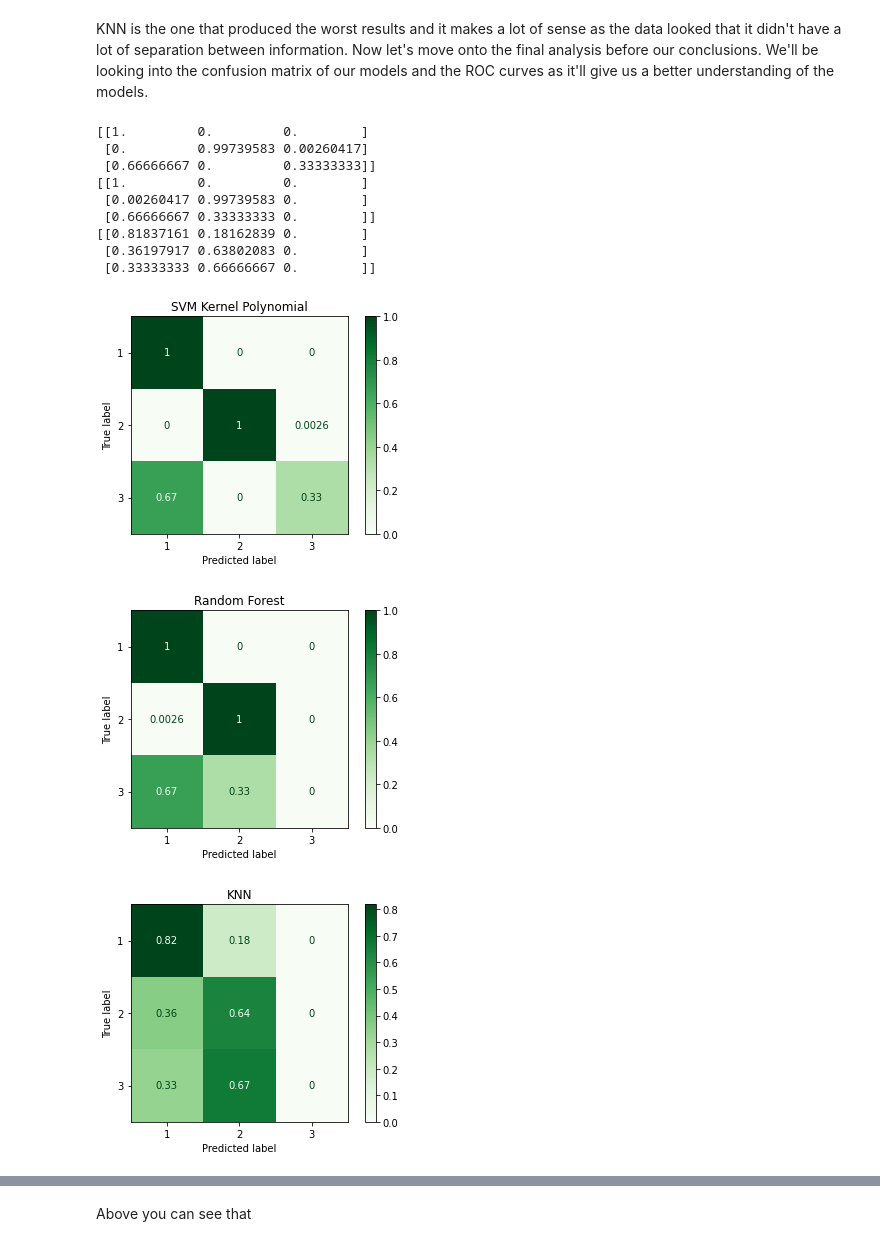
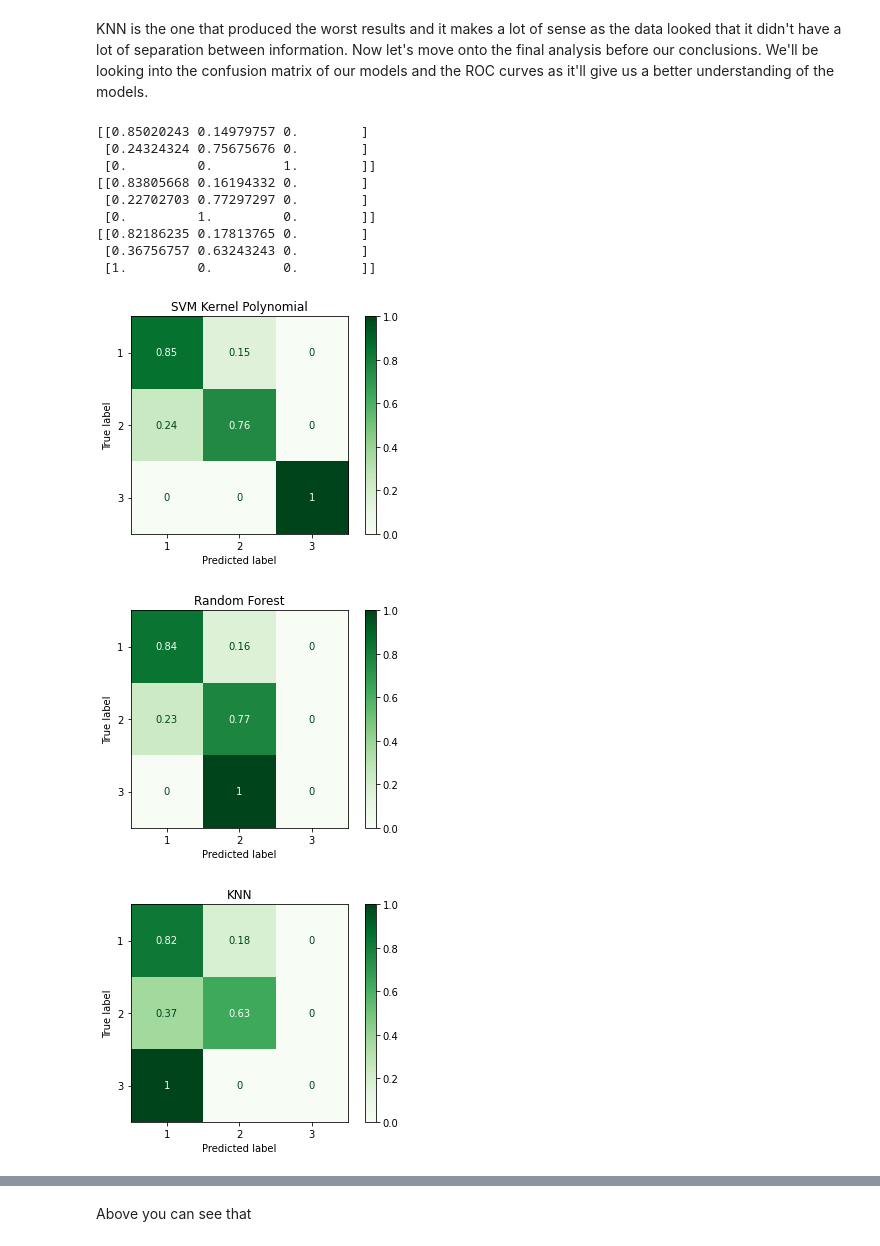
Before and after one commit to xavikp/kaggle-apc2122, a Jupyter notebook: src/predictor.ipynb, the cells around one changed output, grey strips where cells are left out. Saved outputs shown, nothing was run; the diff lists cells and outputs as text; code cells hidden in the pictures.

Commit message:
better model, changes to SVM kernels and train-test split

```diff
--- a/src/predictor.ipynb
+++ b/src/predictor.ipynb
@@ -171,0 +172,5 @@ Let's imagine a scenario to understand our metrics a bit more. We work for a mar
+# %%
+X = data.drop(labels=['results', 'home Score'], axis=1)
+Y = data['results']
+x_train, x_test, y_train, y_test = train_test_split(X, Y, train_size=0.85, random_state=42, stratify=Y)
+print(Y.head())
@@ -172,7 +191,2 @@ Let's imagine a scenario to understand our metrics a bit more. We work for a mar
 # %% [markdown]
 **5.4** SVM
-# %%
-X = data.drop(labels=['results'], axis=1)
-Y = data['results']
-x_train, x_test, y_train, y_test = train_test_split(X, Y, train_size=0.8, random_state=42, stratify=Y)
-print(Y.head())
@@ -187,6 +194,8 @@ Name: results, dtype: int32
 **SVM**
 *Kernel Poly*
 # %%
+x_train, x_test, y_train, y_test = train_test_split(X, Y, train_size=0.85, random_state=42, stratify=Y)
+
 t0 = time()
 poly = sk.svm.SVC(decision_function_shape='ovo',kernel='poly',degree=6, C=10).fit(x_train, y_train)
 y_pred = poly.predict(x_test)
@@ -202,5 +211,4 @@ print("Time in seconds:",time()-t0)
 
 plt.scatter(X.iloc[:, 0], X.iloc[:, 1], c=Y, s=50, cmap='autumn')
 plt.scatter(poly.support_vectors_[:,0],poly.support_vectors_[:,1])
-plt.figure(0)
 # %% [output]
@@ -215,0 +224,28 @@ This kernel is giving really good accuracy and F1 but not a good recall, let's t
+# %%
+splits = [10,20,30,40,50,60,70,80,85,90,95]
+res_acc_t = []
+res_f1_t = []
+res_rec_t = []
+for t_split in splits:
+    x_train, x_test, y_train, y_test = train_test_split(X, Y, train_size=t_split, random_state=42, stratify=Y)
+    poly = sk.svm.SVC(decision_function_shape='ovo',kernel='poly',degree=6, C=10).fit(x_train, y_train)
+    y_pred = poly.predict(x_test)
+    acc = sk.metrics.accuracy_score(y_test, y_pred)
+    f1 = sk.metrics.f1_score(y_test, y_pred, average='weighted')
+    mr = sk.metrics.recall_score(y_test, y_pred, average='macro')
+    res_acc_t.append(acc)
+    res_f1_t.append(f1)
+    res_rec_t.append(mr)
+
+
+max_v = max(res_rec_t)
+max_pos = res_rec_t.index(max_v)
+
+plt.xlabel(splits)
+plt.title("Comparison")
+plt.plot(res_rec_t, label="Recall")
+plt.plot(res_acc_t, label="Accuracy")
+plt.plot(res_f1_t, label="F1")
+plt.legend(["Recall", "Accuracy", "F1"])
+
+print("Best recall value: ", round(max_v * 100, 3),"%", "with", splits[max_pos],"% train-test split.")
@@ -351,39 +389,39 @@ Now let's move onto the final analysis before our conclusions. We'll be looking
 # %%
 #for the SVMs I take the best perfoming kernel which is the linear one, for the other models I've already determined what parameter
 #gave us the better results
 knn_ = KNeighborsClassifier(n_neighbors=25)
 knn_.fit(x_train,y_train)
 knn_pred = knn_.predict(x_test)
 
 random_forest = RandomForestClassifier(n_estimators=est,max_depth=75, max_features=0.6, random_state=42)
 random_forest.fit(x_train,y_train)
 random_pred = random_forest.predict(x_test)
 
-linear = svm.SVC(decision_function_shape='ovo',kernel='linear',degree=6, C=10, probability=True).fit(x_train, y_train)
+linear = svm.SVC(decision_function_shape='ovo',kernel='poly',degree=6, C=10, probability=True).fit(x_train, y_train)
 linear_pred = linear.predict(x_test)
 
 titles_options = [("SVM Kernel Polynomial", linear),
                   ("Random Forest", random_forest),
                   ("KNN", knn_)]
 for title, classifier in titles_options:
     disp = plot_confusion_matrix(classifier, x_test, y_test,
                                  cmap=plt.cm.Greens,
                                  normalize='true')
     disp.ax_.set_title(title)
     print(disp.confusion_matrix)
 # %% [output]
-[[1.         0.         0.        ]
- [0.         0.99739583 0.00260417]
- [0.66666667 0.         0.33333333]]
-[[1.         0.         0.        ]
- [0.00260417 0.99739583 0.        ]
- [0.66666667 0.33333333 0.        ]]
-[[0.81837161 0.18162839 0.        ]
- [0.36197917 0.63802083 0.        ]
- [0.33333333 0.66666667 0.        ]]
+[[0.85020243 0.14979757 0.        ]
+ [0.24324324 0.75675676 0.        ]
+ [0.         0.         1.        ]]
+[[0.83805668 0.16194332 0.        ]
+ [0.22702703 0.77297297 0.        ]
+ [0.         1.         0.        ]]
+[[0.82186235 0.17813765 0.        ]
+ [0.36756757 0.63243243 0.        ]
+ [1.         0.         0.        ]]
-[figure, old version]
+[figure, new version]
-[figure, old version]
+[figure, new version]
-[figure, old version]
+[figure, new version]
 # %%
 titles_options = [("SVM Kernel Polynomial", linear_pred),
                   ("Random Forest", random_pred),
```
Also changed, not shown: parts of 23 cells of this notebook, 2 other files.
